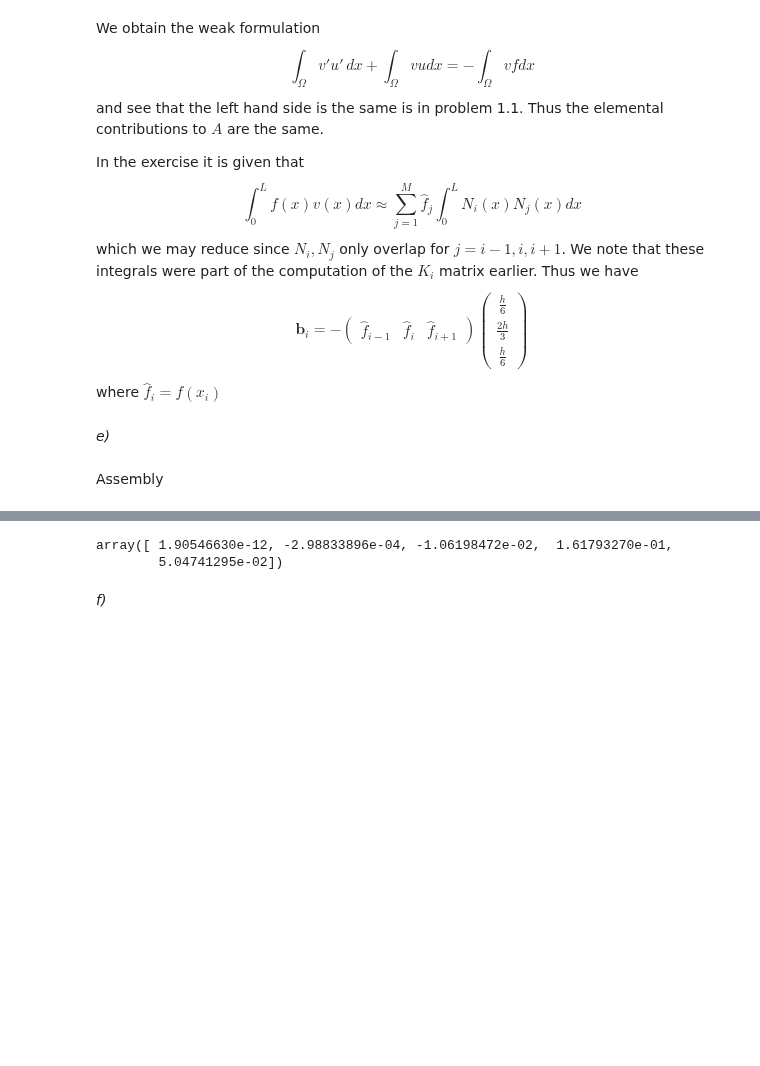
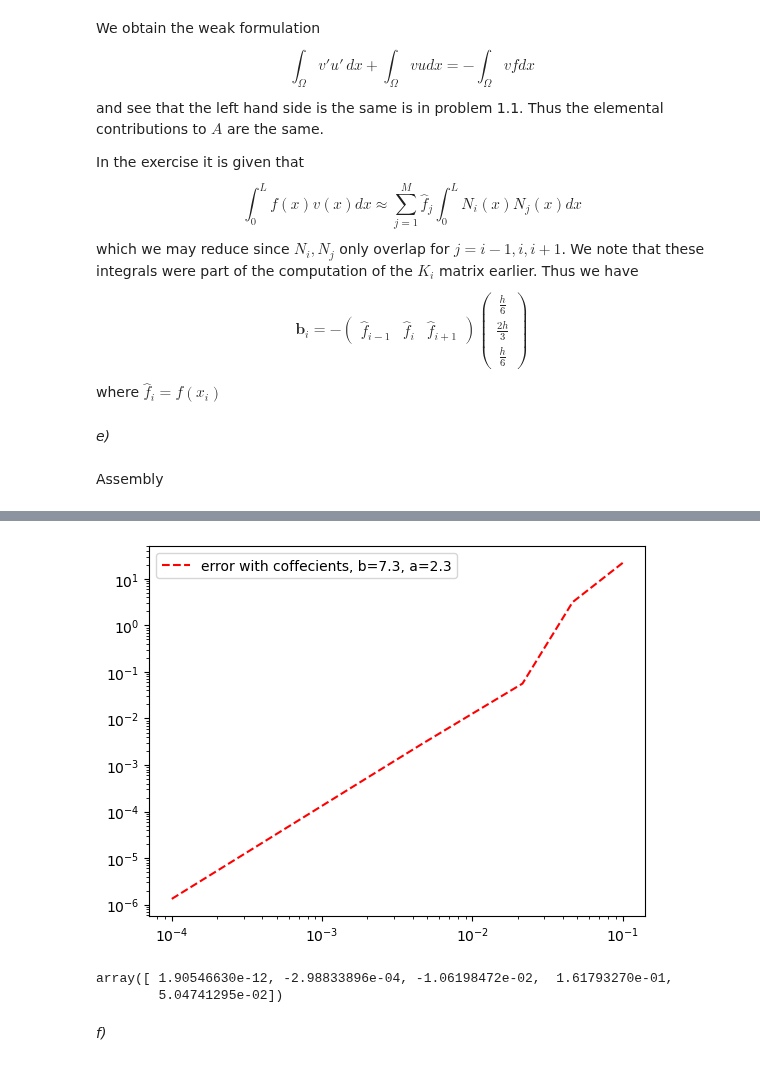
Before and after one commit to MarcusKNielsen/FEM, a Jupyter notebook: Problem1-7.ipynb, the cells around one changed output, grey strips where cells are left out. Saved outputs shown, nothing was run; the diff lists cells and outputs as text; code cells hidden in the pictures; blank space fills up the shorter version.

```diff
--- a/Problem1-7.ipynb
+++ b/Problem1-7.ipynb
@@ -215,3 +222,11 @@ plt.plot(np.linspace(0,1,N), uhat, 'r--',label="FEM solution")
+# %%
+a,b = np.polyfit(np.log(H), np.log(error), 1)
+
+plt.loglog(H, error, 'r--',label=f"error with coffecients, b={np.round(b,1)}, a={np.round(a,1)}")
+plt.legend()
+plt.show()
+# %% [output]
+[figure, added]
 # %%
 c = u(0)
 d = u(1)
```
Also changed, not shown: parts of 20 cells of this notebook.
